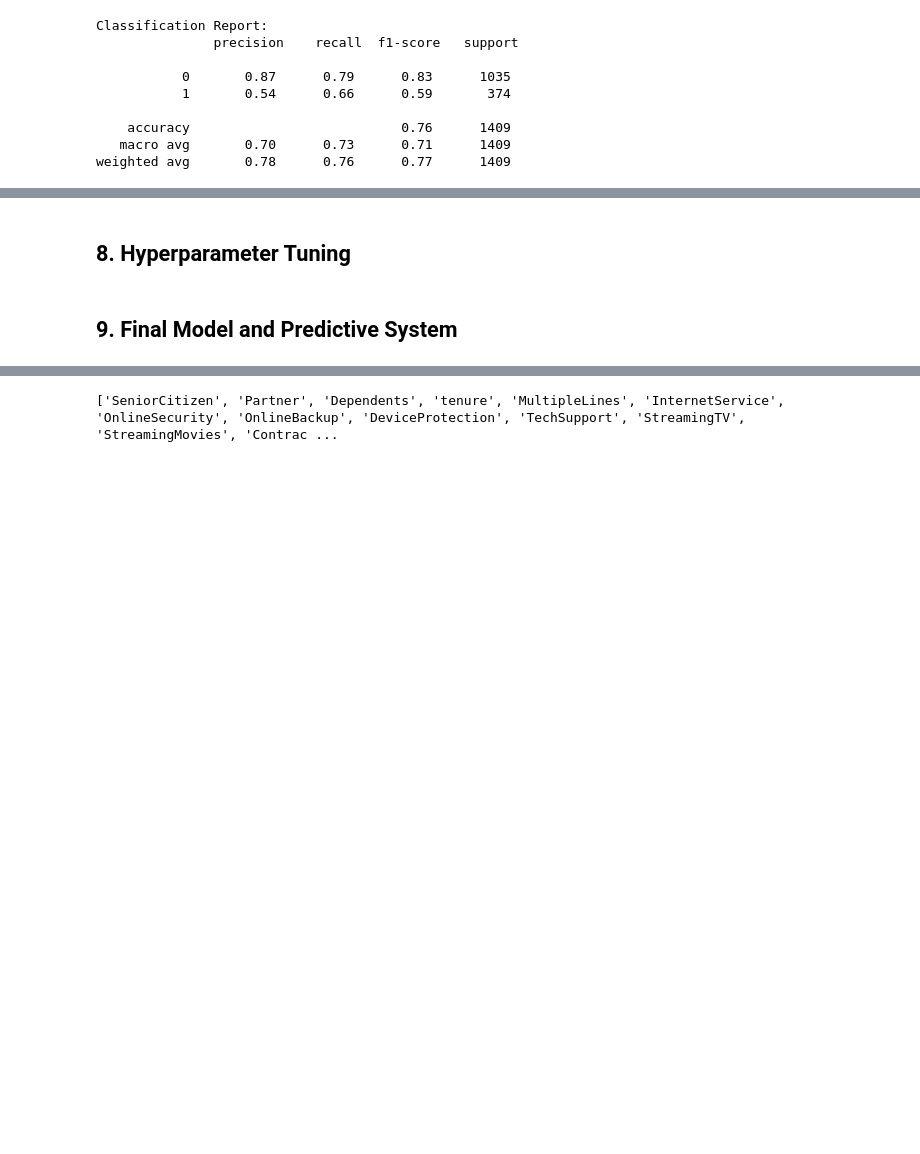
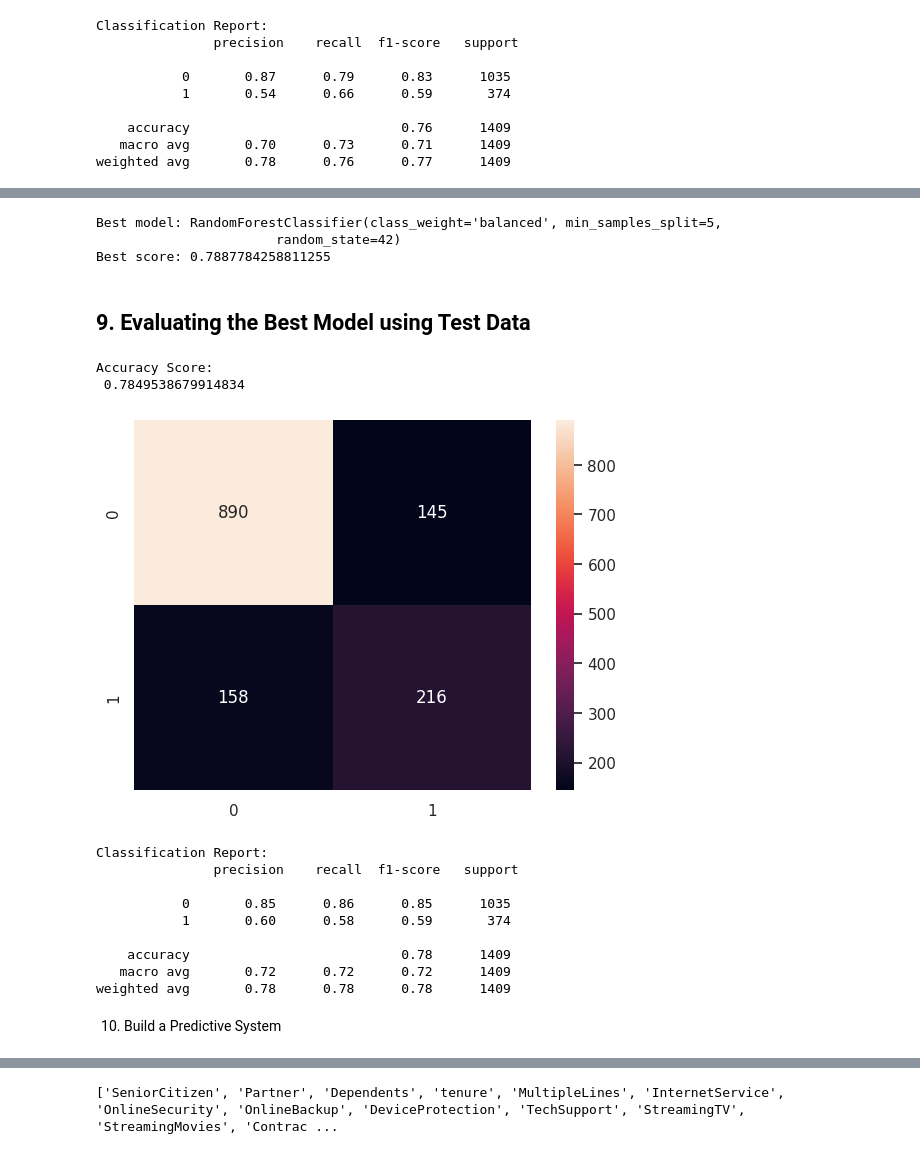
Before and after one commit to erandime/Customer-Churn-Prediction, a Jupyter notebook: Customer_Churn_Prediction.ipynb, the cells around one changed output, grey strips where cells are left out. Cells and saved outputs as stored; diff of their text form; code cells hidden in the pictures; blank space fills up the shorter version.

Commit message:
Complete hyperparameter tuning, Select best model, Evaluate best model, Predict using best model

```diff
--- a/Customer_Churn_Prediction.ipynb
+++ b/Customer_Churn_Prediction.ipynb
@@ -843,0 +864,11 @@ weighted avg       0.78      0.76      0.77      1409
+# %%
+#Hyperparameter tuning for the best models
+
+#The below steps can be automated by using a for loo[ or by using a pipeline
+
+#perform RandomizedSearchCV for each
+rfc_random = RandomizedSearchCV(estimator=rfc, param_distributions=param_grid_rfc, n_iter=50, cv=5, scoring="accuracy", random_state=42)
+xgbc_random = RandomizedSearchCV(estimator=xgbc, param_distributions=param_grid_xgbc, n_iter=50, cv=5, scoring="accuracy", random_state=42)
+# %%
+#fit the rfc_random model
+rfc_random.fit(X_train, y_train)
@@ -843,0 +886,3 @@ weighted avg       0.78      0.76      0.77      1409
+# %%
+#fit the xgbc_random model
+xgbc_random.fit(X_train, y_train)
@@ -844 +917,20 @@ weighted avg       0.78      0.76      0.77      1409
+# %%
+#Get the model with best score
+best_model = None
+best_score = 0
+
+if rfc_random.best_score_ > best_score:
+  best_score = rfc_random.best_score_
+  best_model = rfc_random.best_estimator_
+
+if xgbc_random.best_score_ > best_score:
+  best_score = xgbc_random.best_score_
+  best_model = xgbc_random.best_estimator_
+# %%
+print("Best model:", best_model)
+print("Best score:", best_score)
+# %% [output]
+Best model: RandomForestClassifier(class_weight='balanced', min_samples_split=5,
+                       random_state=42)
+Best score: 0.7887784258811255
 # %%
@@ -851,7 +946,28 @@ with open("customer_churn_model.pkl", "wb") as f:
-# %% [markdown]
-## 8. Hyperparameter Tuning
-# %% [markdown]
-## 9. Final Model and Predictive System
+# %% [markdown]
+## 9. Evaluating the Best Model using Test Data
+# %%
+#evaluate on test data
+y_test_pred = best_model.predict(X_test)
+
+print("Accuracy Score:\n", accuracy_score(y_test, y_test_pred))
+sns.heatmap(confusion_matrix(y_test, y_test_pred), annot=True, fmt="d")
+plt.show()
+print("Classification Report:\n", classification_report(y_test, y_test_pred))
+# %% [output]
+Accuracy Score:
+ 0.7849538679914834
+[figure, added]
+Classification Report:
+               precision    recall  f1-score   support
+
+           0       0.85      0.86      0.85      1035
+           1       0.60      0.58      0.59       374
+
+    accuracy                           0.78      1409
+   macro avg       0.72      0.72      0.72      1409
+weighted avg       0.78      0.78      0.78      1409
+# %% [markdown]
+10. Build a Predictive System
 # %%
 # load the saved model and the feature names
 
```
Also changed, not shown: parts of 13 cells of this notebook.
